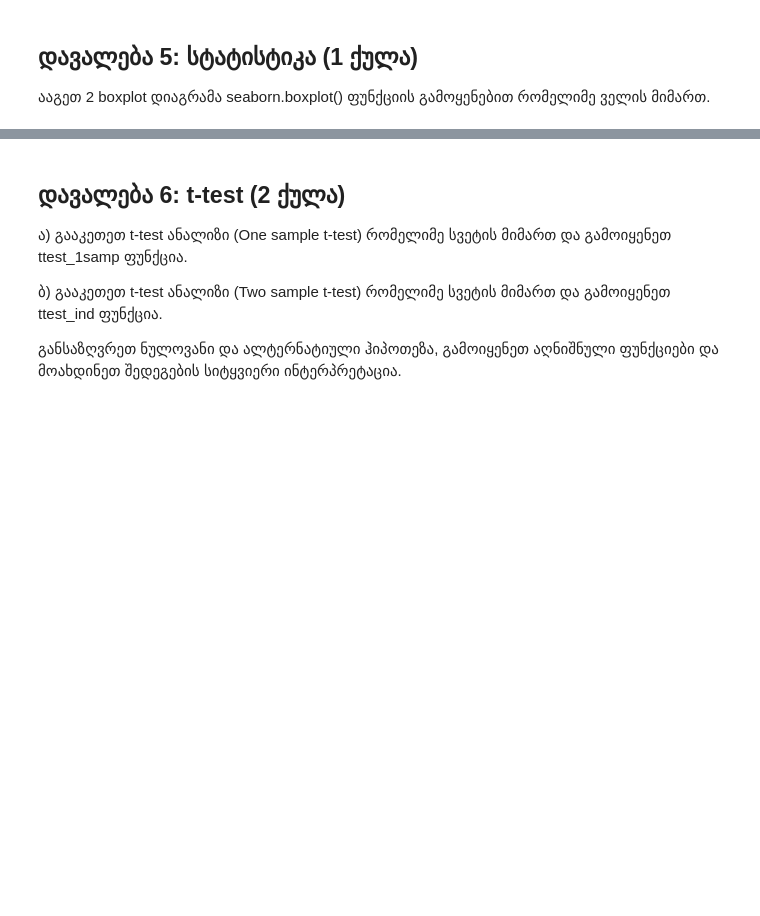
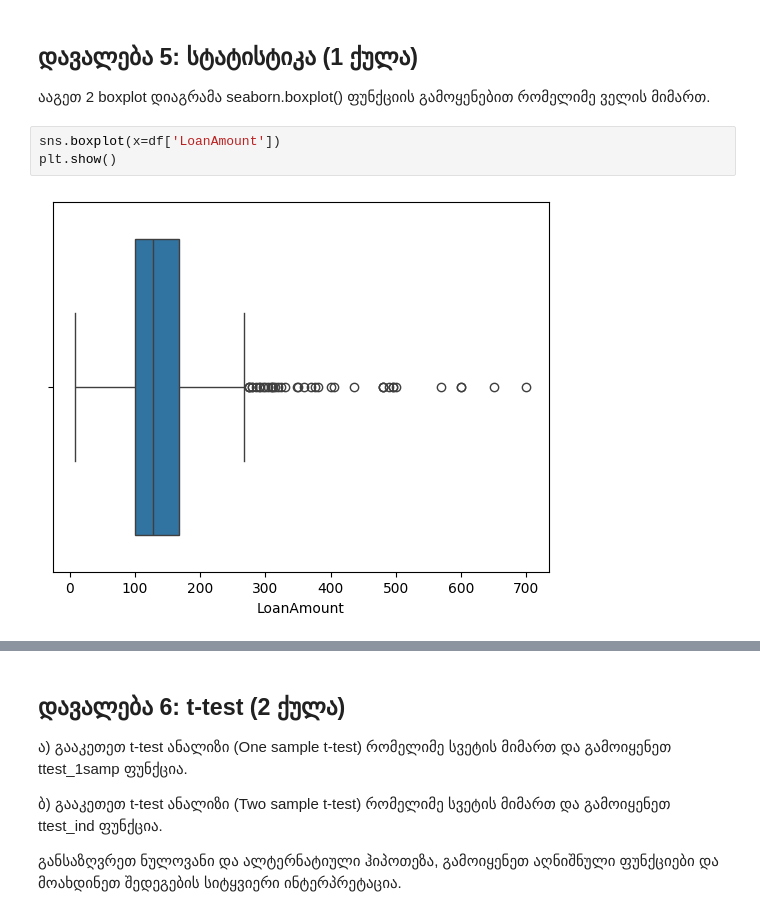
Before and after one commit to Ninidze1/Python-Analytics, a Jupyter notebook: Quiz 2_Probability_Statistics.ipynb, the cells around one changed output, grey strips where cells are left out. Saved outputs shown, nothing was run; the diff lists cells and outputs as text; blank space fills up the shorter version.

```diff
--- a/Quiz 2_Probability_Statistics.ipynb
+++ b/Quiz 2_Probability_Statistics.ipynb
@@ -72,3 +141,8 @@ from scipy.stats import norm
 ## დავალება 5: სტატისტიკა (1 ქულა)
 
 ააგეთ 2 boxplot დიაგრამა seaborn.boxplot() ფუნქციის გამოყენებით რომელიმე ველის მიმართ.
+# %%
+sns.boxplot(x=df['LoanAmount'])
+plt.show()
+# %% [output]
+[figure, added]
```
Also changed, not shown: parts of 11 cells of this notebook.
